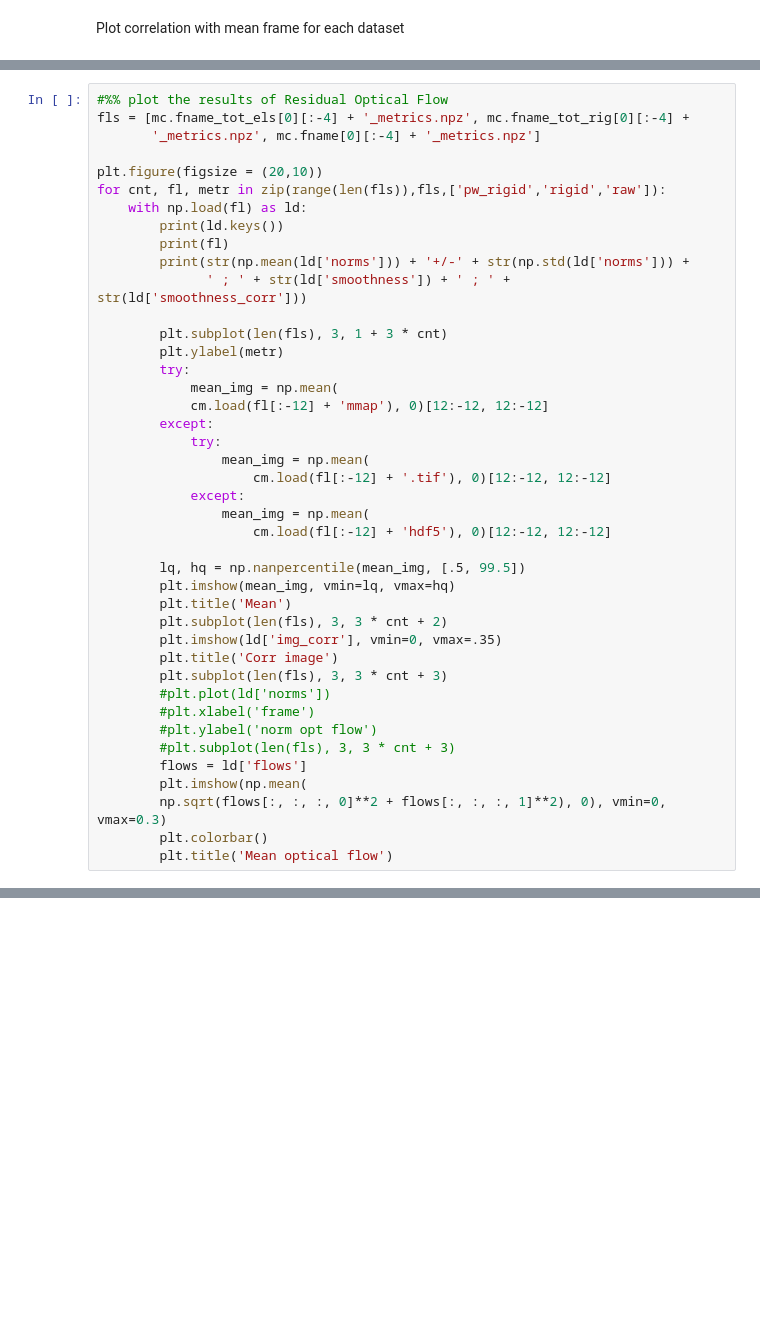
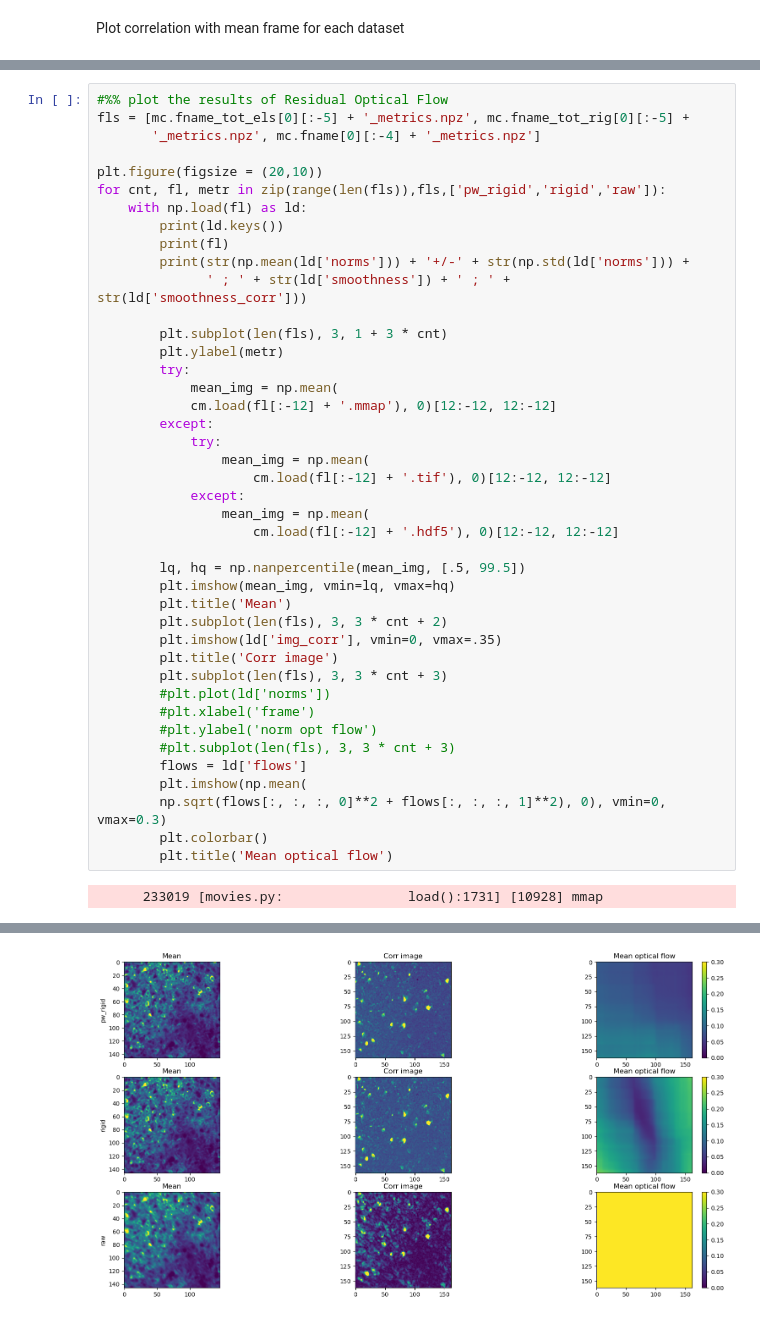
Before and after one commit to gt8mar/capillary-flow, a Jupyter notebook: docs/demo.ipynb, the cells around one changed output, grey strips where cells are left out. Drawn from its saved outputs; the diff is of its cells as text; blank space fills up the shorter version.

```diff
--- a/docs/demo.ipynb
+++ b/docs/demo.ipynb
@@ -229,6 +335,6 @@ print('Crispness elastic: '+ str(int(crispness_els)))
 # %%
 #%% plot the results of Residual Optical Flow
-fls = [mc.fname_tot_els[0][:-4] + '_metrics.npz', mc.fname_tot_rig[0][:-4] +
+fls = [mc.fname_tot_els[0][:-5] + '_metrics.npz', mc.fname_tot_rig[0][:-5] +
        '_metrics.npz', mc.fname[0][:-4] + '_metrics.npz']
 
 plt.figure(figsize = (20,10))
@@ -243,14 +349,14 @@ for cnt, fl, metr in zip(range(len(fls)),fls,['pw_rigid','rigid','raw']):
         plt.ylabel(metr)
         try:
             mean_img = np.mean(
-            cm.load(fl[:-12] + 'mmap'), 0)[12:-12, 12:-12]
+            cm.load(fl[:-12] + '.mmap'), 0)[12:-12, 12:-12]
         except:
             try:
                 mean_img = np.mean(
                     cm.load(fl[:-12] + '.tif'), 0)[12:-12, 12:-12]
             except:
                 mean_img = np.mean(
-                    cm.load(fl[:-12] + 'hdf5'), 0)[12:-12, 12:-12]
+                    cm.load(fl[:-12] + '.hdf5'), 0)[12:-12, 12:-12]
 
         lq, hq = np.nanpercentile(mean_img, [.5, 99.5])
         plt.imshow(mean_img, vmin=lq, vmax=hq)
@@ -268,3 +374,5 @@ for cnt, fl, metr in zip(range(len(fls)),fls,['pw_rigid','rigid','raw']):
         np.sqrt(flows[:, :, :, 0]**2 + flows[:, :, :, 1]**2), 0), vmin=0, vmax=0.3)
         plt.colorbar()
         plt.title('Mean optical flow')
+# %% [output]
+      233019 [movies.py:                load():1731] [10928] mmap
@@ -270,0 +393 @@ for cnt, fl, metr in zip(range(len(fls)),fls,['pw_rigid','rigid','raw']):
+[figure, added]
```
Also changed, not shown: parts of 16 cells of this notebook, 3 other files.
